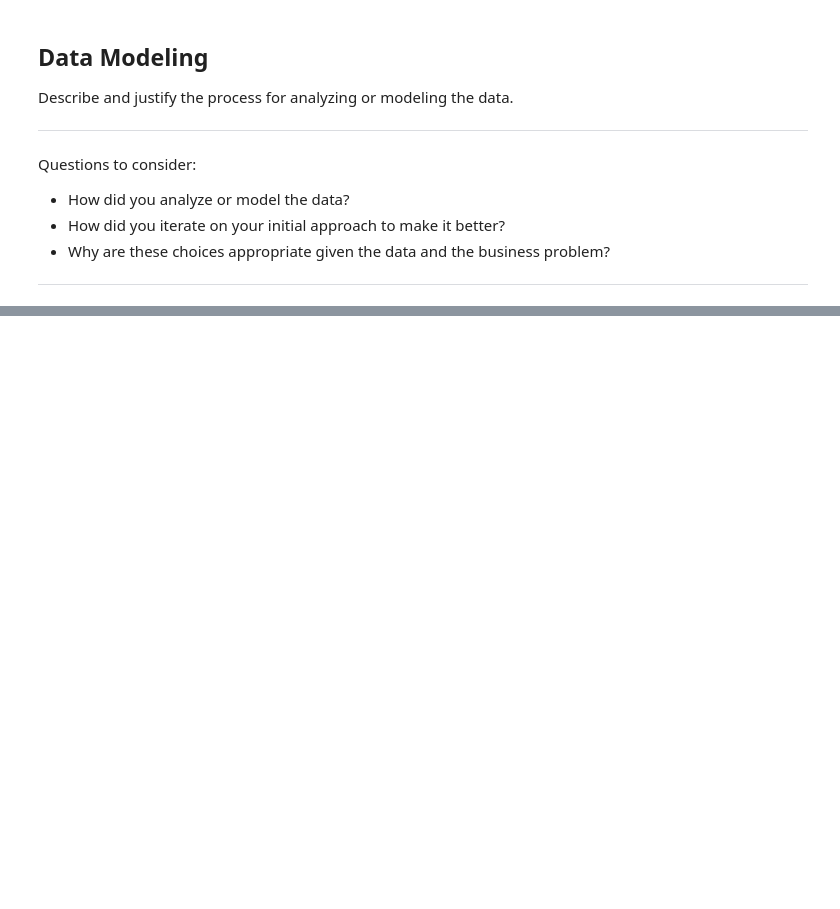
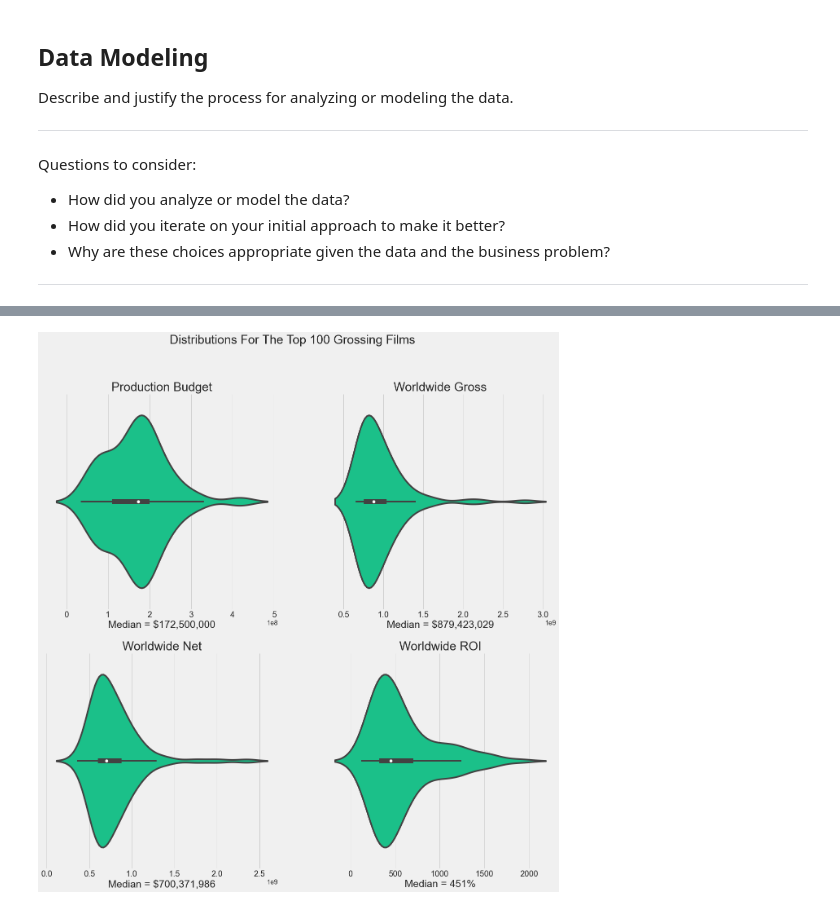
Before and after one commit to jeffreyhwatson/MS_Box_Office_Insights, a Jupyter notebook: MS_Box_Office_Insights.ipynb, the cells around one changed output, grey strips where cells are left out. Saved outputs shown, nothing was run; the diff lists cells and outputs as text; code cells hidden in the pictures; blank space fills up the shorter version.

```diff
--- a/MS_Box_Office_Insights.ipynb
+++ b/MS_Box_Office_Insights.ipynb
@@ -94,0 +451,22 @@ Questions to consider:
+# %%
+fig, axes = plt.subplots(2, 2, figsize=(20,20))
+fig.suptitle('Distributions For The Top 100 Grossing Films', size=30)
+sns.violinplot(ax=axes[0, 0], x='production_budget', data=top100_gross_films,)
+sns.violinplot(ax=axes[0, 1], x='worldwide_gross', data=top100_gross_films)
+sns.violinplot(ax=axes[1, 0], x='worldwide_net', data=top100_gross_films)
+sns.violinplot(ax=axes[1, 1], x='worldwide_roi', data=top100_gross_films)
+axes[0,0].set_title('Production Budget', size = 30)
+axes[0,1].set_title('Worldwide Gross', size = 30)
+axes[1,0].set_title('Worldwide Net', size = 30)
+axes[1,1].set_title('Worldwide ROI', size = 30)
+axes[0,0].set_xlabel('Median = $172,500,000', size=25)
+axes[0,1].set_xlabel('Median = $879,423,029', size=25)
+axes[1,0].set_xlabel('Median = $700,371,986', size=25)
+axes[1,1].set_xlabel('Median = 451%', size=25)
+axes[0,0].tick_params(axis="x", labelsize=20)
+axes[0,1].tick_params(axis="x", labelsize=20)
+axes[1,0].tick_params(axis="x", labelsize=20)
+axes[1,1].tick_params(axis="x", labelsize=20)
+plt.show()
+# %% [output]
+[figure, added]
```
Also changed, not shown: parts of 105 cells of this notebook, 1 other file.
